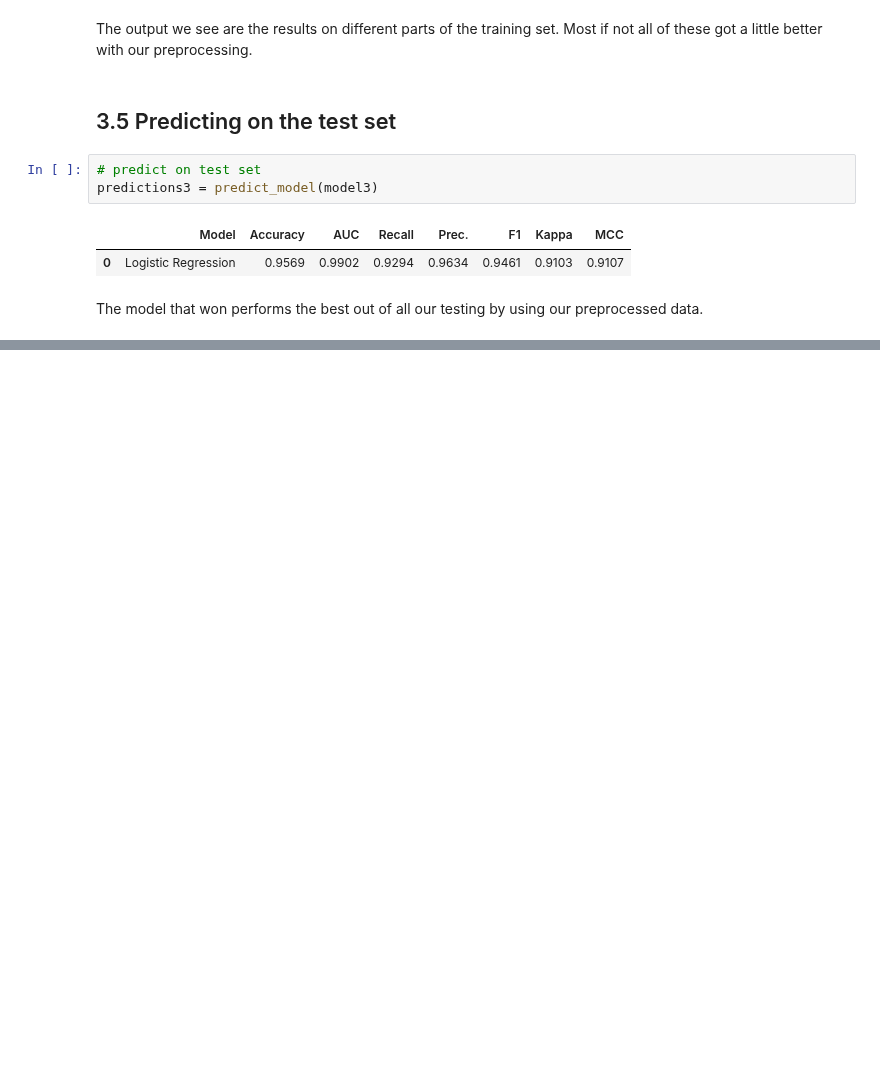
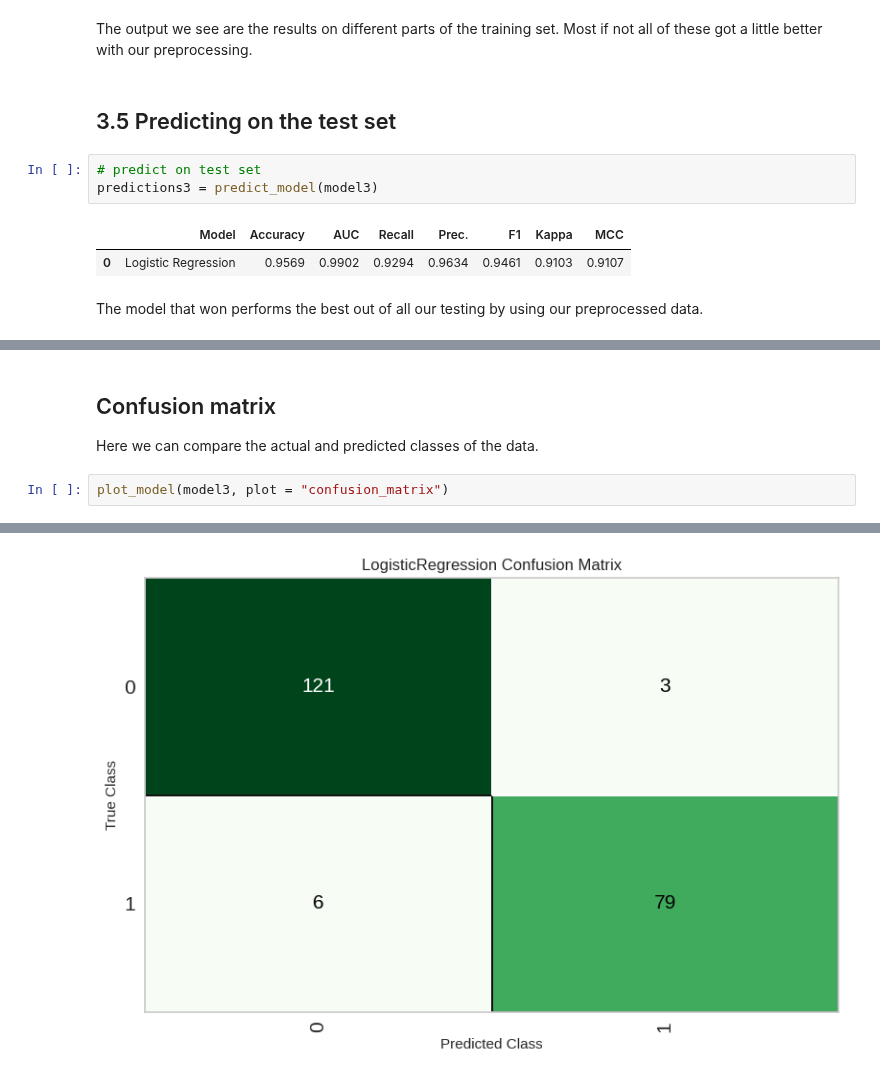
Before and after one commit to 16dina/DataExplorers, a Jupyter notebook: notebooks/Daan/PyCaret_Titanic.ipynb, the cells around one changed output, grey strips where cells are left out. Cells and saved outputs as stored; diff of their text form; blank space fills up the shorter version.

```diff
--- a/notebooks/Daan/PyCaret_Titanic.ipynb
+++ b/notebooks/Daan/PyCaret_Titanic.ipynb
@@ -383,0 +412,6 @@ The model that won performs the best out of all our testing by using our preproc
+# %% [markdown]
+## Confusion matrix
+Here we can compare the actual and predicted classes of the data.
+# %%
+plot_model(model3, plot = "confusion_matrix")
+# %% [output]
@@ -383,0 +419 @@ The model that won performs the best out of all our testing by using our preproc
+[figure, added]
```
Also changed, not shown: parts of 13 cells of this notebook, 1 other file.
